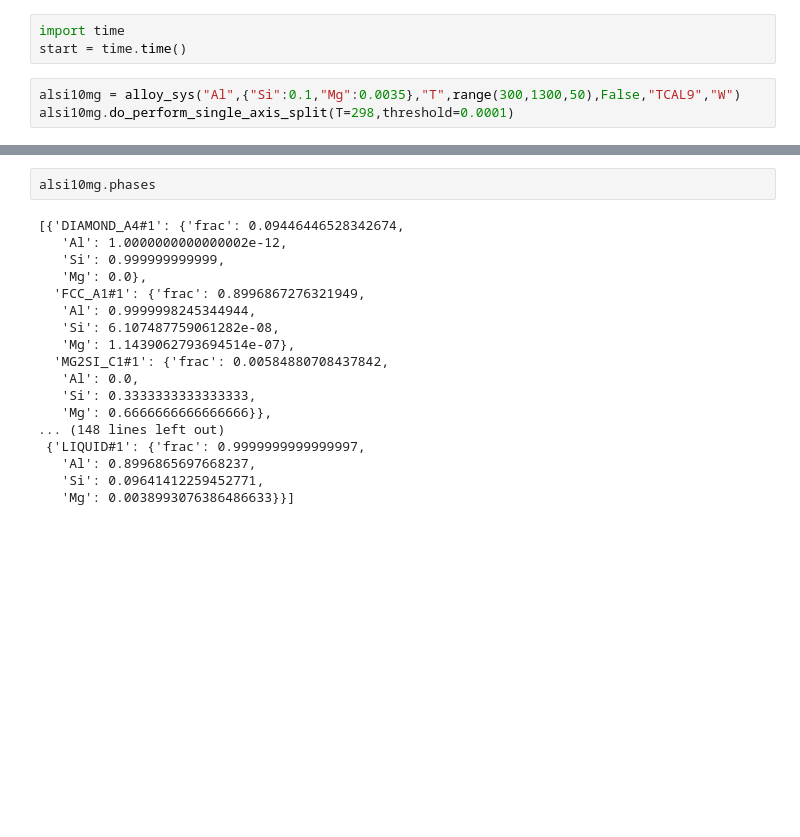
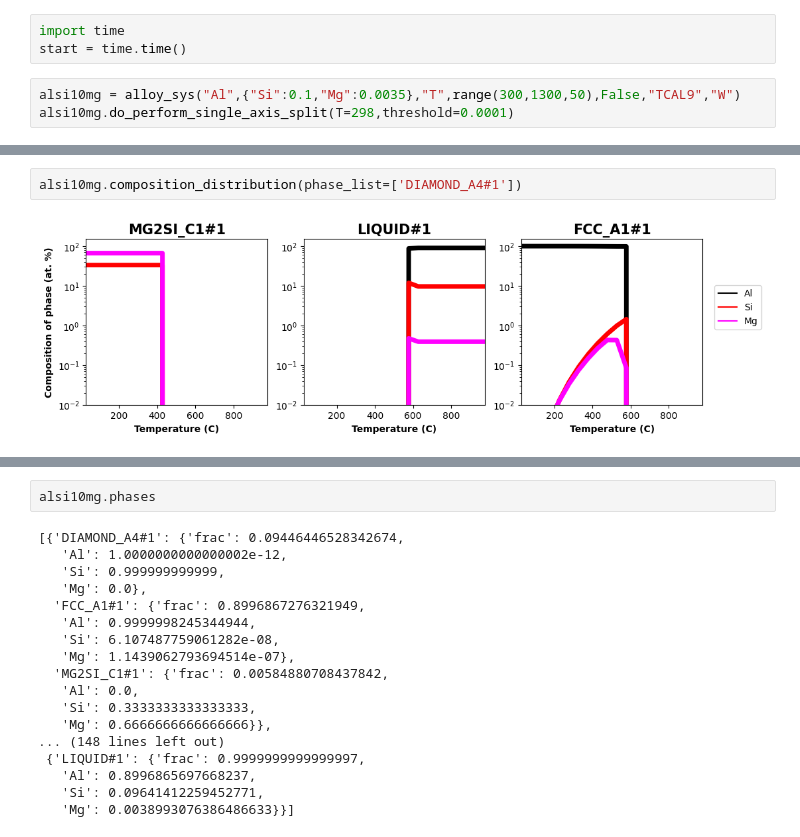
Before and after one commit to BMGla5er/REPEATC, a Jupyter notebook: Alloy_syst_test.ipynb, the cells around one changed output, grey strips where cells are left out. Cells and saved outputs as stored; diff of their text form; blank space fills up the shorter version.

```diff
--- a/Alloy_syst_test.ipynb
+++ b/Alloy_syst_test.ipynb
@@ -27,0 +28,4 @@ alsi10mg.composition_distribution()
+# %%
+alsi10mg.composition_distribution(phase_list=['DIAMOND_A4#1'])
+# %% [output]
+[figure, added]
```
Also changed, not shown: parts of 11 cells of this notebook, 1 other file.
